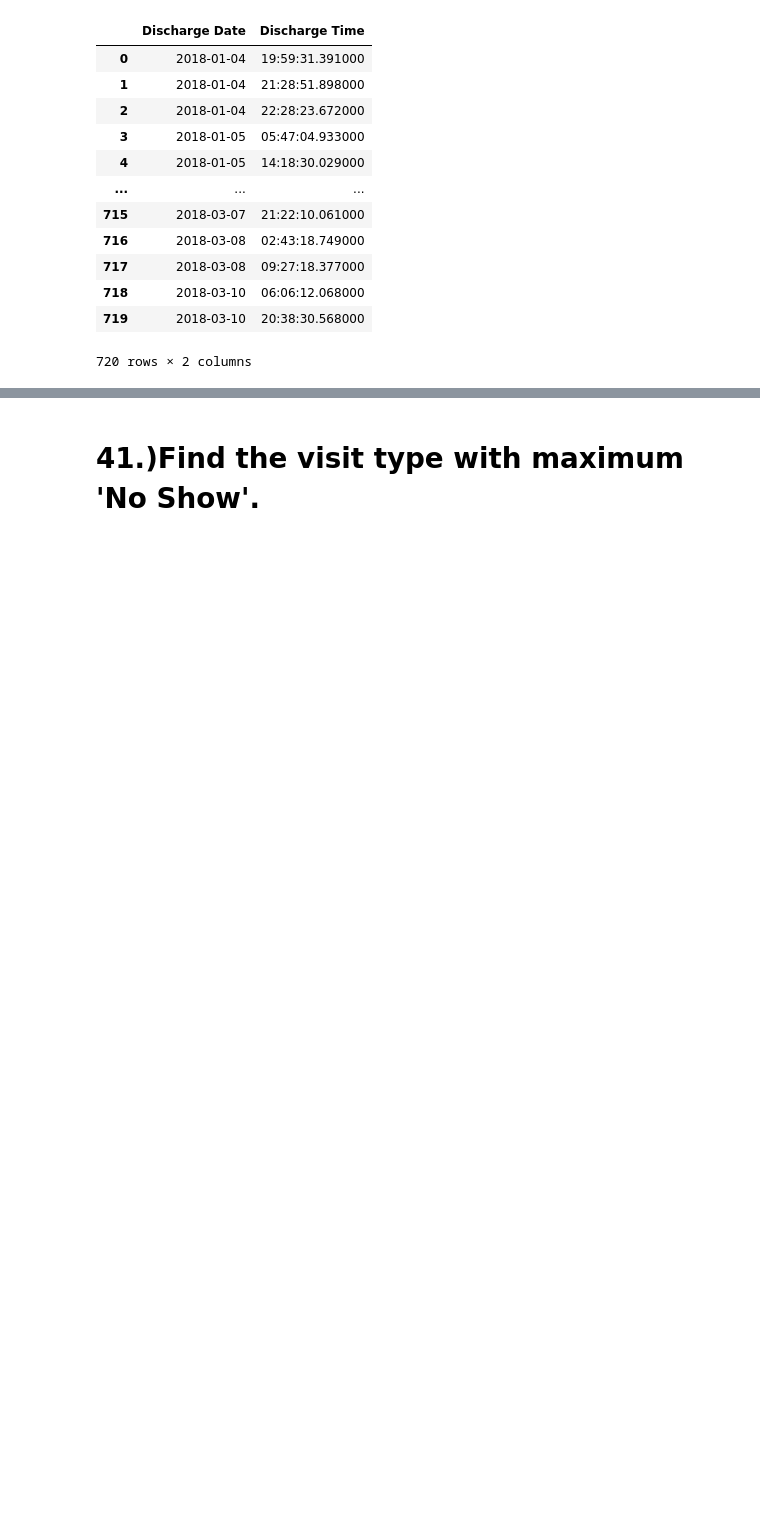
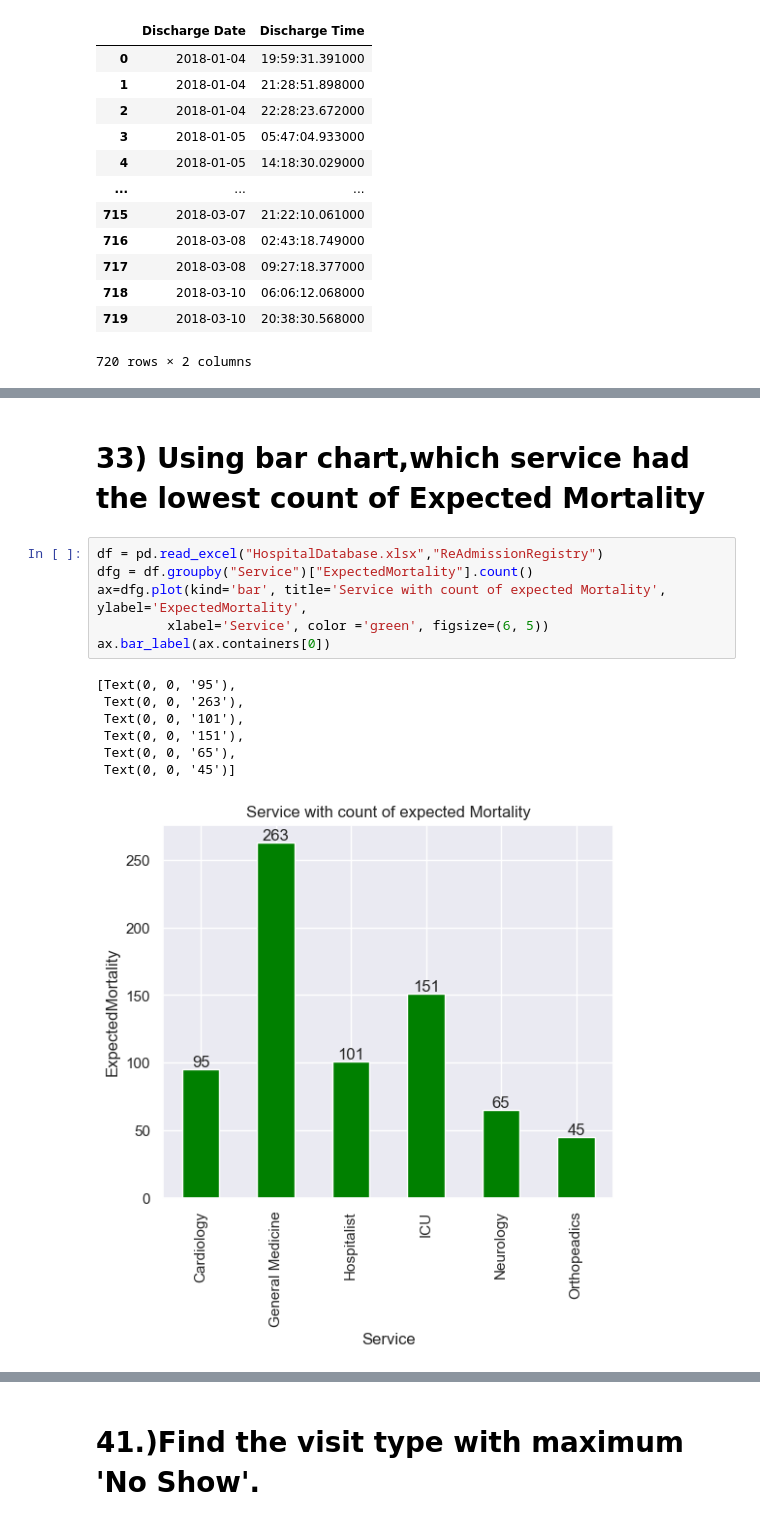
Before and after one commit to fathimadev35/PythonCoders, a Jupyter notebook: PythonCoders-Notebook.ipynb, the cells around one changed output, grey strips where cells are left out. Drawn from its saved outputs; the diff is of its cells as text; blank space fills up the shorter version.

```diff
--- a/PythonCoders-Notebook.ipynb
+++ b/PythonCoders-Notebook.ipynb
@@ -522,0 +731,16 @@ db_EDuniq.groupby(["Acuity","EDDisposition"]).agg({'PatientID':'count'})
+# %% [markdown]
+# 33) Using bar chart,which service had the lowest count of Expected Mortality
+# %%
+df = pd.read_excel("HospitalDatabase.xlsx","ReAdmissionRegistry")
+dfg = df.groupby("Service")["ExpectedMortality"].count()
+ax=dfg.plot(kind='bar', title='Service with count of expected Mortality', ylabel='ExpectedMortality',
+         xlabel='Service', color ='green', figsize=(6, 5))
+ax.bar_label(ax.containers[0])
+# %% [output]
+[Text(0, 0, '95'),
+ Text(0, 0, '263'),
+ Text(0, 0, '101'),
+ Text(0, 0, '151'),
+ Text(0, 0, '65'),
+ Text(0, 0, '45')]
+[figure, added]
```
Also changed, not shown: parts of 44 cells of this notebook.
